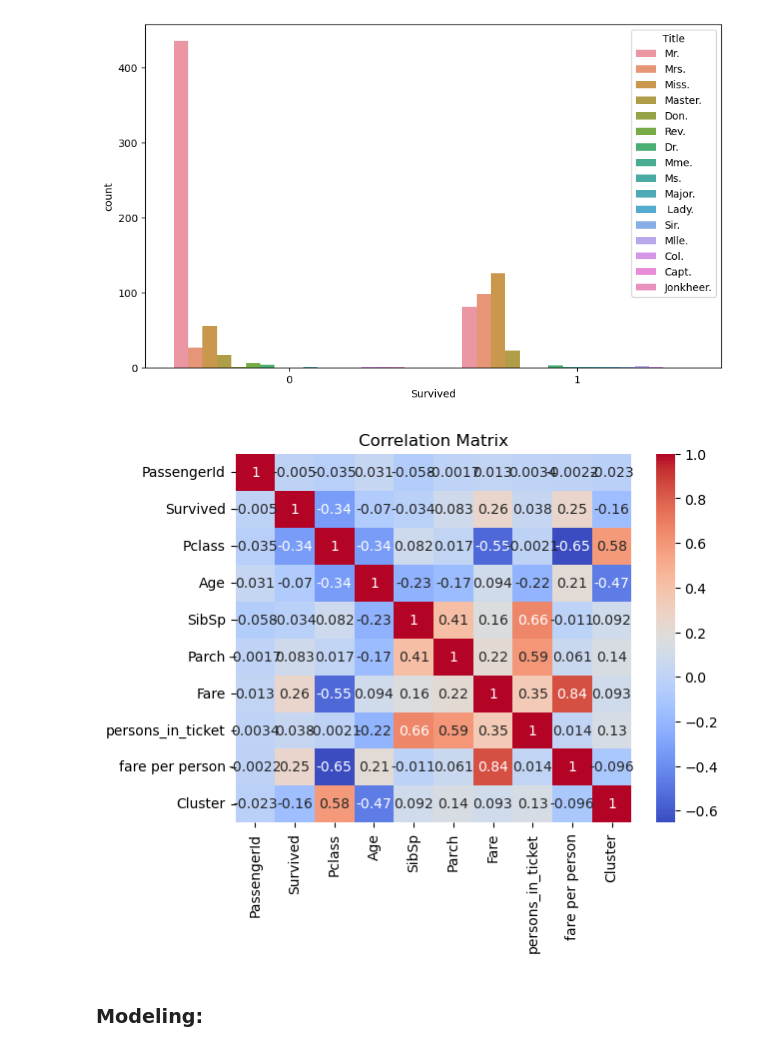
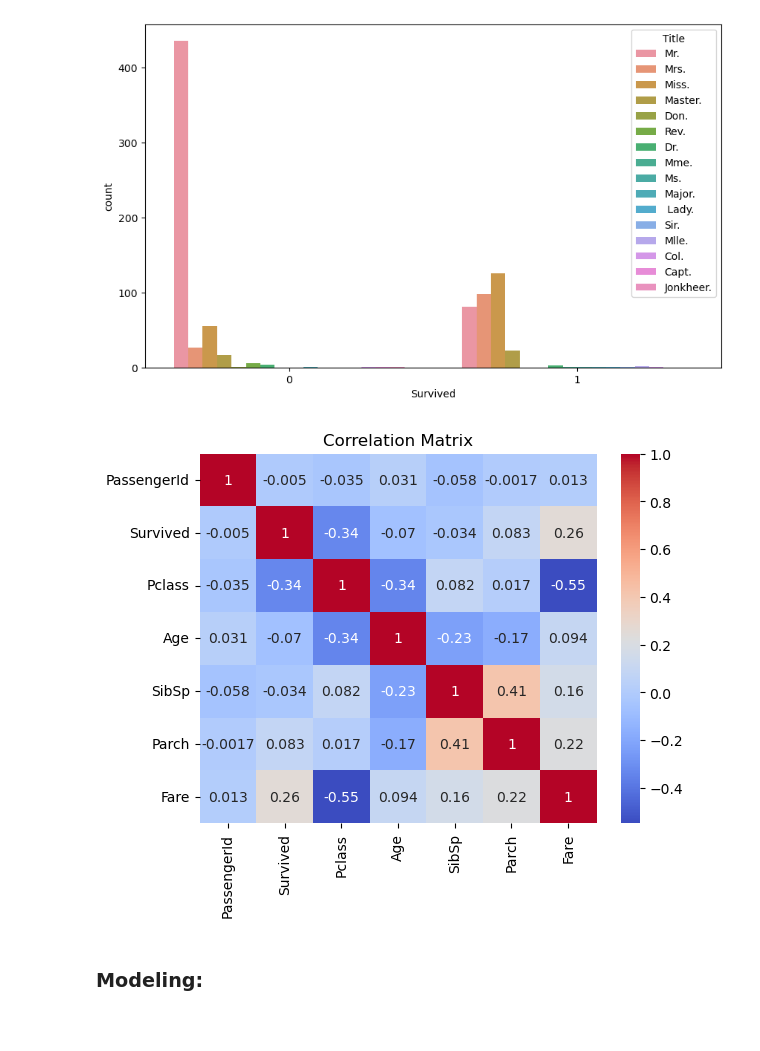
Before and after one commit to povphearum/projectDS, a Jupyter notebook: Project.ipynb, the cells around one changed output. Cells and saved outputs as stored; diff of their text form; code cells hidden in the pictures.

```diff
--- a/Project.ipynb
+++ b/Project.ipynb
@@ -381,15 +381,18 @@ sns.countplot(x=titanic_data['Survived'], hue=titanic_data['Title'])
 # %% [output]
 <Axes: xlabel='Survived', ylabel='count'>
 [figure]
+# %%
+# drop ticket and title
+df1=titanic_data.drop(['persons_in_ticket','fare per person' , 'Cluster'], axis=1)
 # %%
 # Visualize correlation matrix
-numeric_columns = titanic_data.select_dtypes(include=[np.number])
+numeric_columns = df1.select_dtypes(include=[np.number])
 correlation_matrix = numeric_columns.corr()
 sns.heatmap(correlation_matrix, annot=True, cmap='coolwarm')
 plt.title('Correlation Matrix')
 plt.show()
 # %% [output]
-[figure, old version]
+[figure, new version]
 # %% [markdown]
 ### Modeling:
 # %%
```
